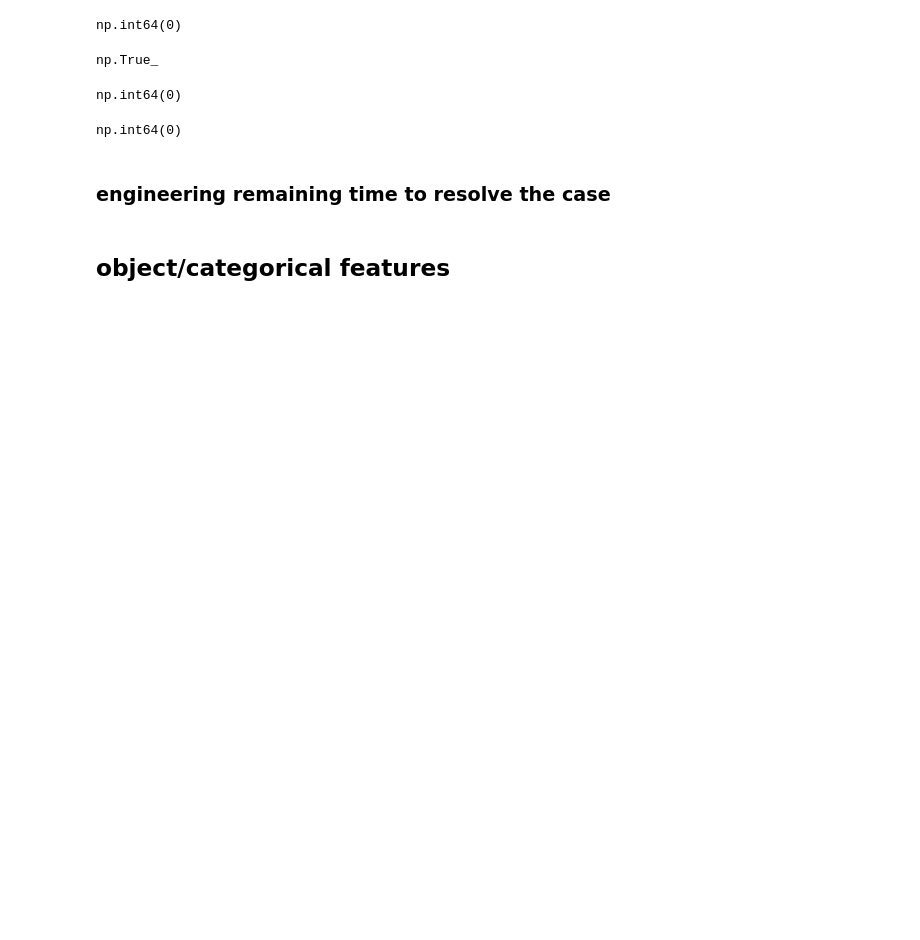
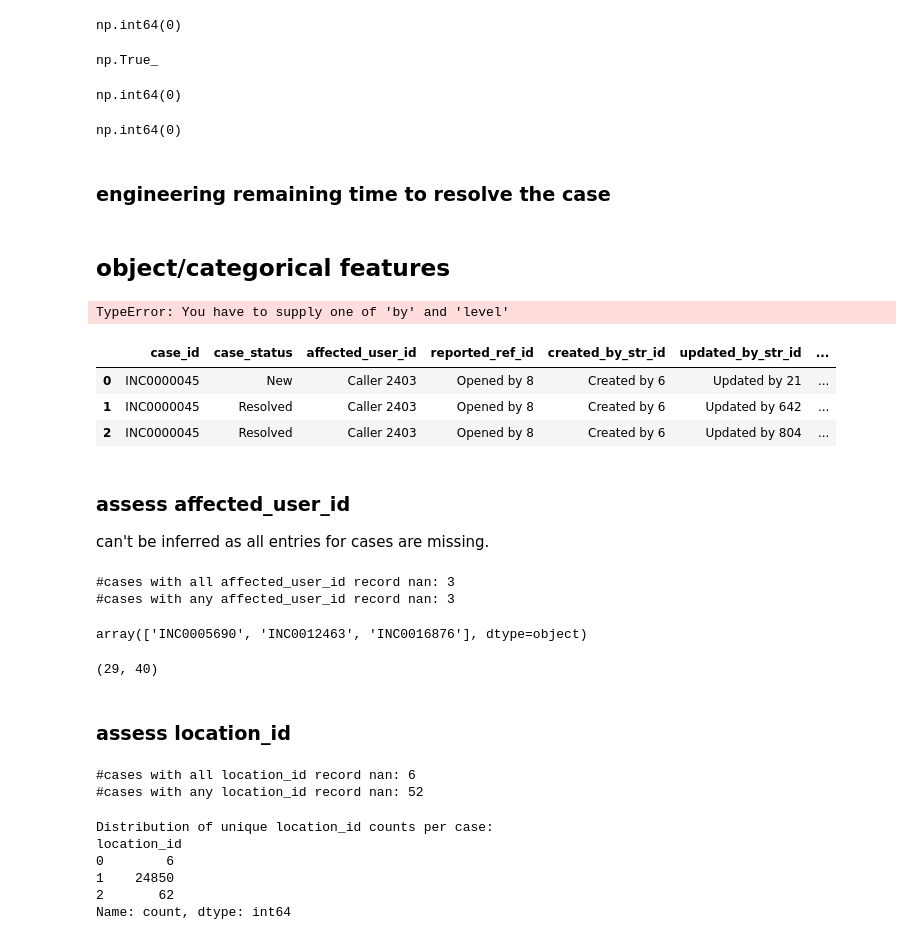
Before and after one commit to shashankgarewal/temporal-sequence-eventLog, a Jupyter notebook: notebooks/02_data_preparation.ipynb, the cells around one changed output. Cells and saved outputs as stored; diff of their text form; code cells hidden in the pictures; blank space fills up the shorter version.

```diff
--- a/notebooks/02_data_preparation.ipynb
+++ b/notebooks/02_data_preparation.ipynb
@@ -487,3 +503,45 @@ np.int64(0)
 df['remaining_time'] = df['resolved_at'] - df['updated_at']
 # %% [markdown]
 ## object/categorical features
+# %%
+groupby_case_df = df.groupby()
+df.select_dtypes(include='object').isna().sum().sort_values()
+# %% [output]
+TypeError: You have to supply one of 'by' and 'level'
+# %%
+df.select_dtypes(include='object').head(3)
+# %% [output]
+|  | case_id | case_status | affected_user_id | reported_ref_id | created_by_str_id | updated_by_str_id | ... |
+| 0 | INC0000045 | New | Caller 2403 | Opened by 8 | Created by 6 | Updated by 21 | ... |
+| 1 | INC0000045 | Resolved | Caller 2403 | Opened by 8 | Created by 6 | Updated by 642 | ... |
+| 2 | INC0000045 | Resolved | Caller 2403 | Opened by 8 | Created by 6 | Updated by 804 | ... |
+# %% [markdown]
+### assess affected_user_id
+can't be inferred as all entries for cases are missing.
+# %%
+print("#cases with all affected_user_id record nan:", df['affected_user_id'].isna().groupby(df['case_id']).all().sum(), "\n"
+      "#cases with any affected_user_id record nan:", df['affected_user_id'].isna().groupby(df['case_id']).any().sum()
+      )
+# %% [output]
+#cases with all affected_user_id record nan: 3
+#cases with any affected_user_id record nan: 3
+# %%
+result = df['affected_user_id'].isna().groupby(df['case_id']).any()
+nan_affected_uid = result[result].index.values
+nan_affected_uid
+# %% [output]
+array(['INC0005690', 'INC0012463', 'INC0016876'], dtype=object)
+# %%
+# verifying if queries were correctly done.
+df[df['case_id'].isin(nan_affected_uid)].shape
+# %% [output]
+(29, 40)
+# %% [markdown]
+### assess location_id
+# %%
+print("#cases with all location_id record nan:", df['location_id'].isna().groupby(df['case_id']).all().sum(), "\n"
+      "#cases with any location_id record nan:", df['location_id'].isna().groupby(df['case_id']).any().sum()
+      )
+# %% [output]
+#cases with all location_id record nan: 6
+#cases with any location_id record nan: 52
@@ -489,0 +553,10 @@ df['remaining_time'] = df['resolved_at'] - df['updated_at']
+# %%
+print("Distribution of unique location_id counts per case:")
+print(location_consistency.value_counts().sort_index(), "\n")
+# %% [output]
+Distribution of unique location_id counts per case:
+location_id
+0        6
+1    24850
+2       62
+Name: count, dtype: int64
```
Also changed, not shown: parts of 23 cells of this notebook.
